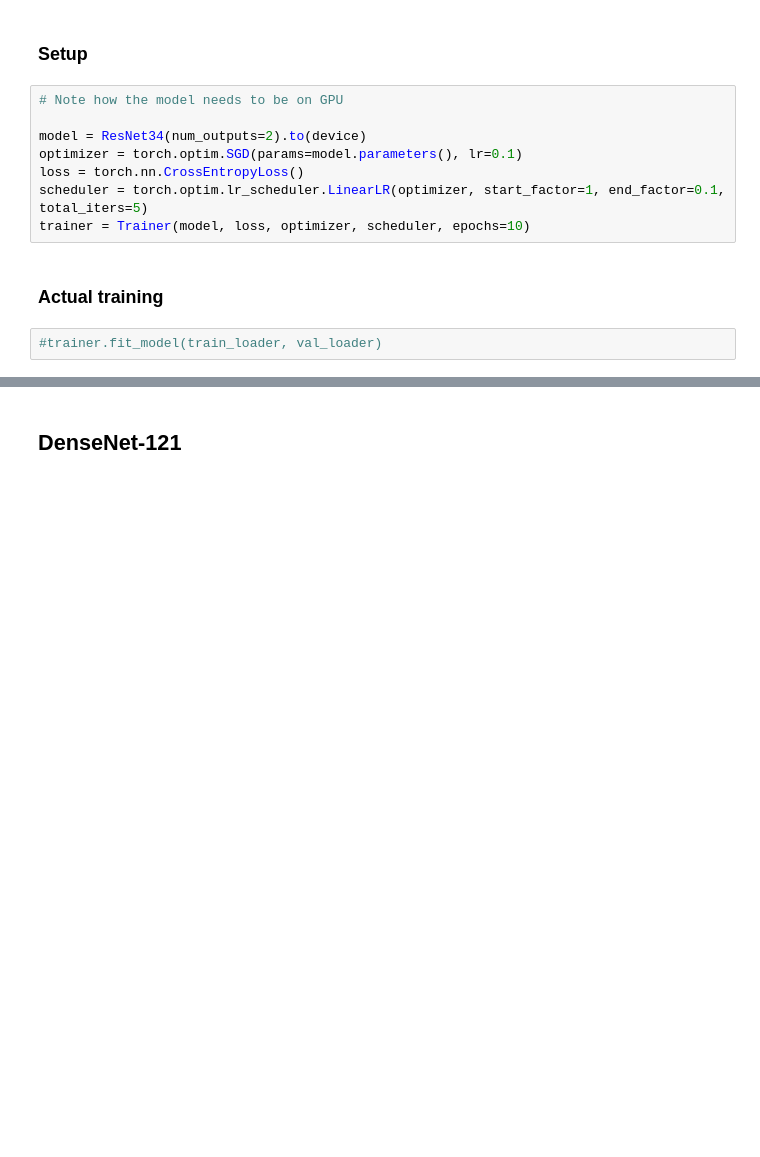
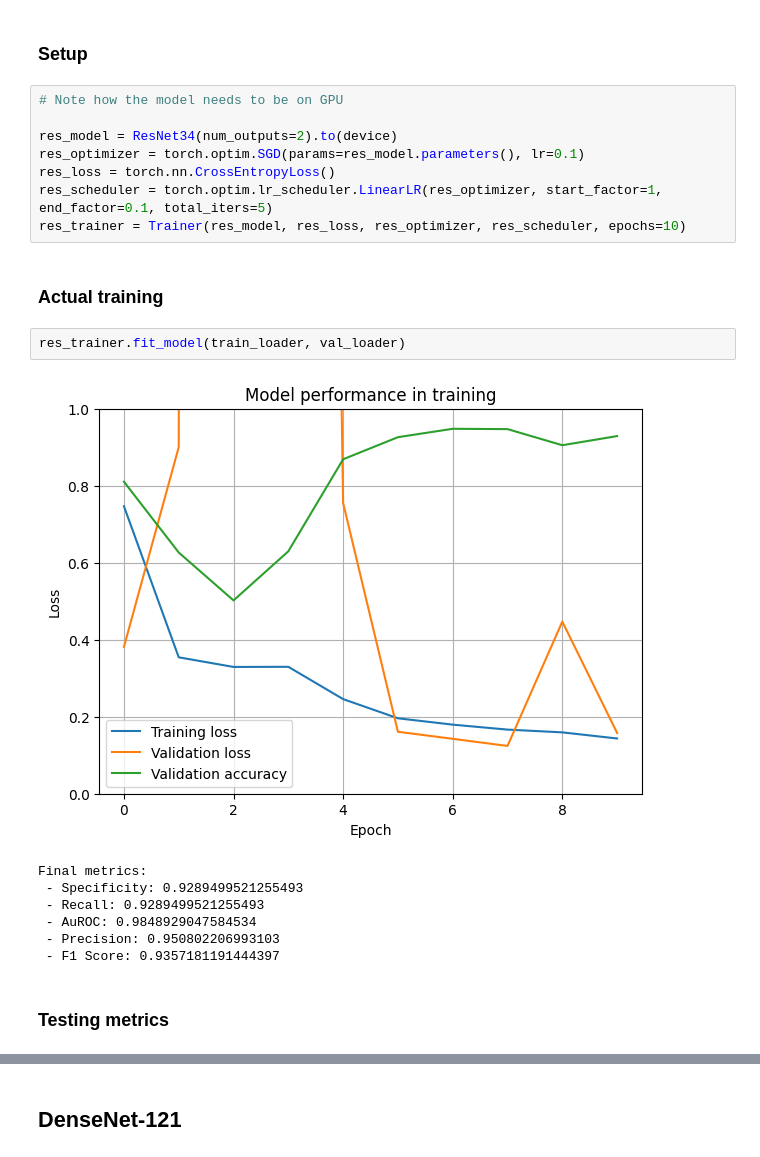
Before and after one commit to lordPachy/acquafuochinofuoco, a Jupyter notebook: main.ipynb, the cells around one changed output, grey strips where cells are left out. Cells and saved outputs as stored; diff of their text form; blank space fills up the shorter version.

```diff
--- a/main.ipynb
+++ b/main.ipynb
@@ -308,12 +313,22 @@ trainer = Trainer(model, loss, optimizer, epochs=10)
 # %%
 # Note how the model needs to be on GPU
 
-model = ResNet34(num_outputs=2).to(device)
-optimizer = torch.optim.SGD(params=model.parameters(), lr=0.1)
-loss = torch.nn.CrossEntropyLoss()
-scheduler = torch.optim.lr_scheduler.LinearLR(optimizer, start_factor=1, end_factor=0.1, total_iters=5)
-trainer = Trainer(model, loss, optimizer, scheduler, epochs=10)
+res_model = ResNet34(num_outputs=2).to(device)
+res_optimizer = torch.optim.SGD(params=res_model.parameters(), lr=0.1)
+res_loss = torch.nn.CrossEntropyLoss()
+res_scheduler = torch.optim.lr_scheduler.LinearLR(res_optimizer, start_factor=1, end_factor=0.1, total_iters=5)
+res_trainer = Trainer(res_model, res_loss, res_optimizer, res_scheduler, epochs=10)
 # %% [markdown]
 ### Actual training
 # %%
-#trainer.fit_model(train_loader, val_loader)
+res_trainer.fit_model(train_loader, val_loader)
+# %% [output]
+[figure, added]
+Final metrics:
+ - Specificity: 0.9289499521255493
+ - Recall: 0.9289499521255493
+ - AuROC: 0.9848929047584534
+ - Precision: 0.950802206993103
+ - F1 Score: 0.9357181191444397
+# %% [markdown]
+### Testing metrics
```
Also changed, not shown: parts of 16 cells of this notebook.
